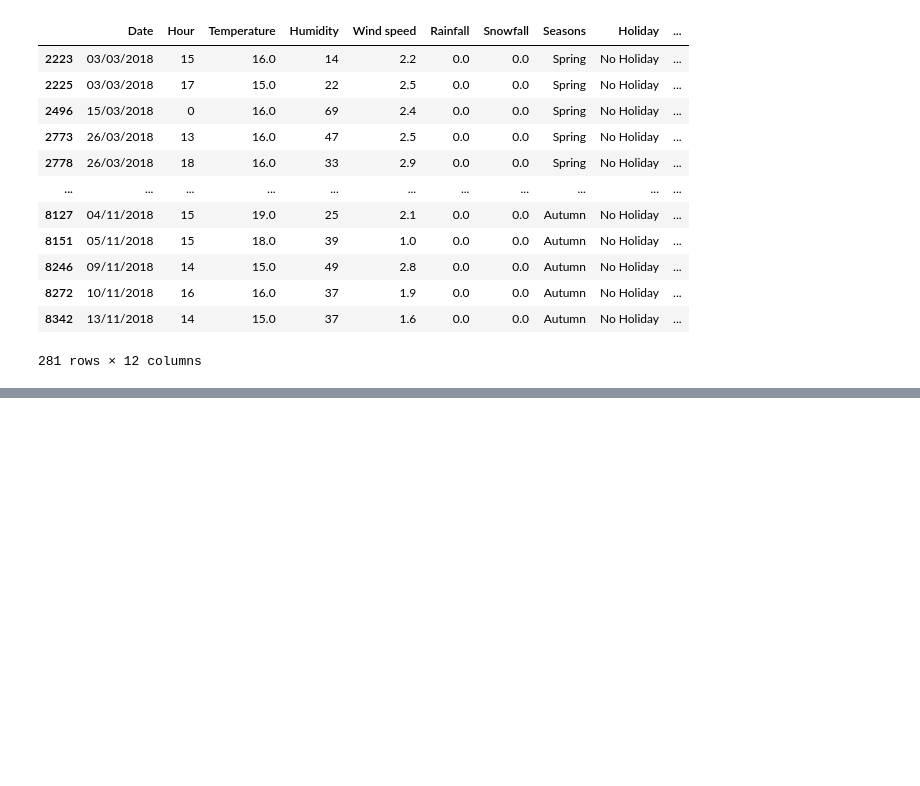
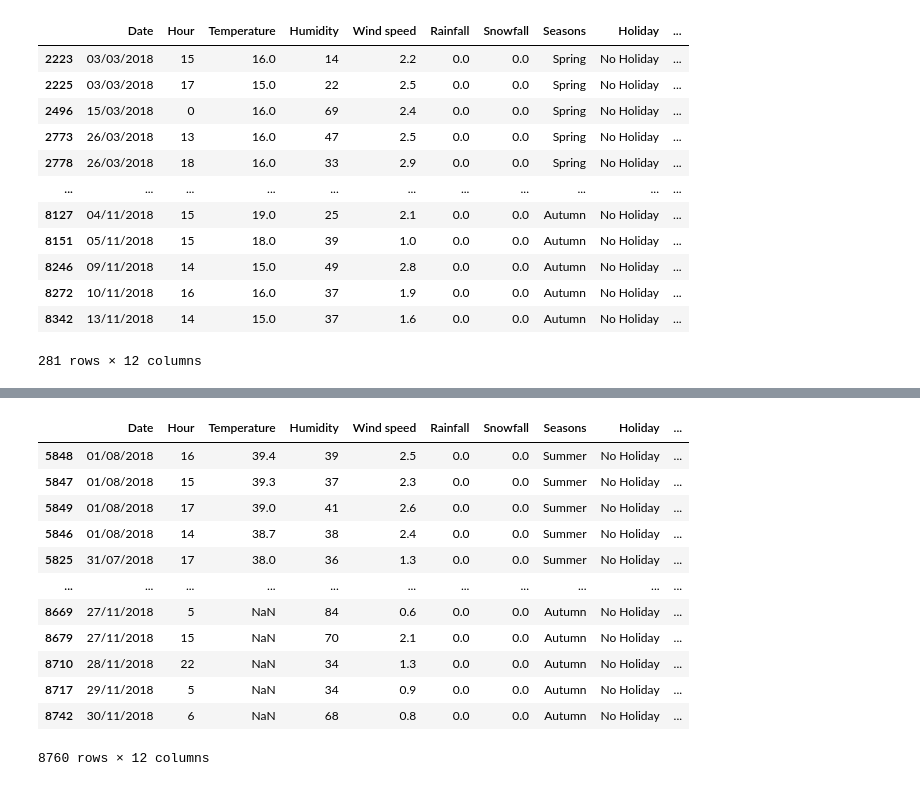
Before and after one commit to bazhil/introduction_in_statistics, a Jupyter notebook: 1. Starting with dataset/Starting with dataset.ipynb, the cells around one changed output, grey strips where cells are left out. Saved outputs shown, nothing was run; the diff lists cells and outputs as text; code cells hidden in the pictures; blank space fills up the shorter version.

```diff
--- a/1. Starting with dataset/Starting with dataset.ipynb
+++ b/1. Starting with dataset/Starting with dataset.ipynb
@@ -267,0 +317,17 @@ bikes[bikes['Temperature'].isin(range(15, 26))]
+# %%
+# Сортировка всего датасета по заданному столбцу по убыванию
+bikes.sort_values(by=['Temperature'], ascending=False)
+# %% [output]
+|  | Date | Hour | Temperature | Humidity | Wind speed | Rainfall | Snowfall | Seasons | Holiday | ... |
+| 5848 | 01/08/2018 | 16 | 39.4 | 39 | 2.5 | 0.0 | 0.0 | Summer | No Holiday | ... |
+| 5847 | 01/08/2018 | 15 | 39.3 | 37 | 2.3 | 0.0 | 0.0 | Summer | No Holiday | ... |
+| 5849 | 01/08/2018 | 17 | 39.0 | 41 | 2.6 | 0.0 | 0.0 | Summer | No Holiday | ... |
+| 5846 | 01/08/2018 | 14 | 38.7 | 38 | 2.4 | 0.0 | 0.0 | Summer | No Holiday | ... |
+| 5825 | 31/07/2018 | 17 | 38.0 | 36 | 1.3 | 0.0 | 0.0 | Summer | No Holiday | ... |
+| ... | ... | ... | ... | ... | ... | ... | ... | ... | ... | ... |
+| 8669 | 27/11/2018 | 5 | NaN | 84 | 0.6 | 0.0 | 0.0 | Autumn | No Holiday | ... |
+| 8679 | 27/11/2018 | 15 | NaN | 70 | 2.1 | 0.0 | 0.0 | Autumn | No Holiday | ... |
+| 8710 | 28/11/2018 | 22 | NaN | 34 | 1.3 | 0.0 | 0.0 | Autumn | No Holiday | ... |
+| 8717 | 29/11/2018 | 5 | NaN | 34 | 0.9 | 0.0 | 0.0 | Autumn | No Holiday | ... |
+| 8742 | 30/11/2018 | 6 | NaN | 68 | 0.8 | 0.0 | 0.0 | Autumn | No Holiday | ... |
+8760 rows × 12 columns
```
Also changed, not shown: parts of 5 cells of this notebook.
